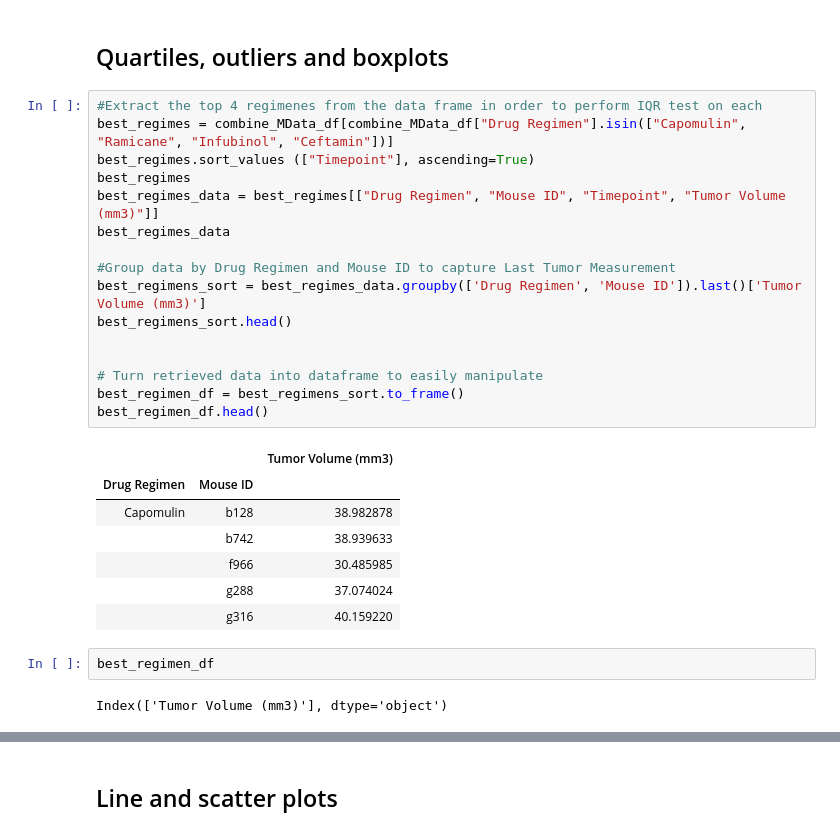
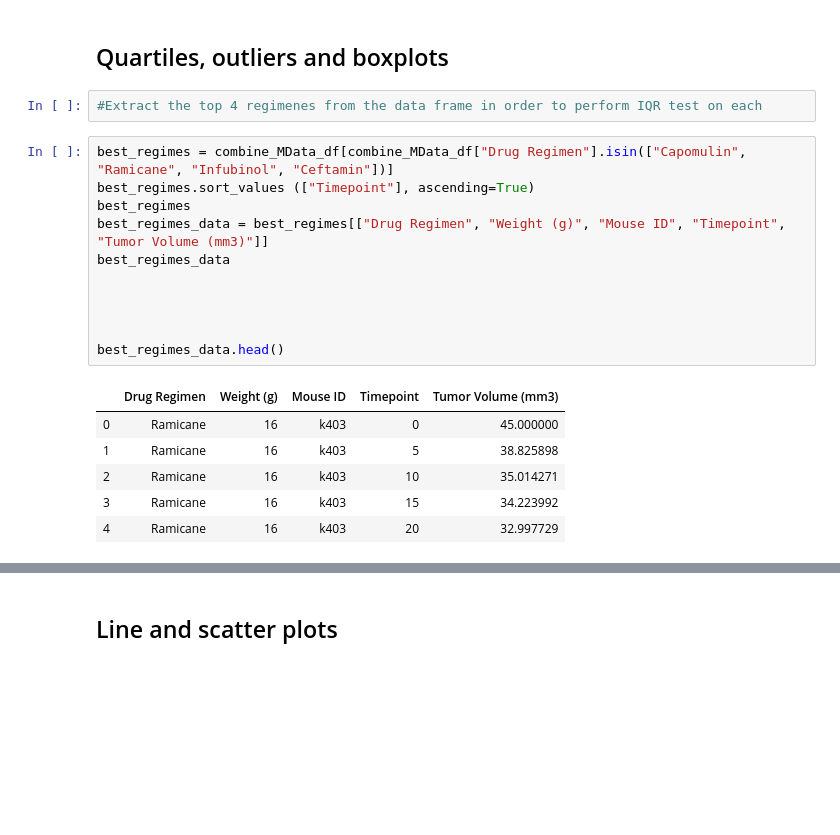
Before and after one commit to justinjapan/Matplotlib-homework, a Jupyter notebook: Instructions/Pymaceuticals/pymaceuticals_starter.ipynb, the cells around one changed output, grey strips where cells are left out. Cells and saved outputs as stored; diff of their text form; blank space fills up the shorter version.

```diff
--- a/Instructions/Pymaceuticals/pymaceuticals_starter.ipynb
+++ b/Instructions/Pymaceuticals/pymaceuticals_starter.ipynb
@@ -120,31 +171,23 @@ plt.pie(sizes, labels=labels, colors=colors,
 # Generate a pie plot showing the distribution of female versus male mice using pyplot
 # %% [markdown]
 ## Quartiles, outliers and boxplots
+# %%
+#Extract the top 4 regimenes from the data frame in order to perform IQR test on each
 # %%
-#Extract the top 4 regimenes from the data frame in order to perform IQR test on each
 best_regimes = combine_MData_df[combine_MData_df["Drug Regimen"].isin(["Capomulin", "Ramicane", "Infubinol", "Ceftamin"])]
 best_regimes.sort_values (["Timepoint"], ascending=True)
 best_regimes
-best_regimes_data = best_regimes[["Drug Regimen", "Mouse ID", "Timepoint", "Tumor Volume (mm3)"]]
+best_regimes_data = best_regimes[["Drug Regimen", "Weight (g)", "Mouse ID", "Timepoint", "Tumor Volume (mm3)"]]
 best_regimes_data
 
-#Group data by Drug Regimen and Mouse ID to capture Last Tumor Measurement
-best_regimens_sort = best_regimes_data.groupby(['Drug Regimen', 'Mouse ID']).last()['Tumor Volume (mm3)']
-best_regimens_sort.head()
 
 
-# Turn retrieved data into dataframe to easily manipulate
-best_regimen_df = best_regimens_sort.to_frame()
-best_regimen_df.head()
+
+best_regimes_data.head()
 # %% [output]
-|  |  | Tumor Volume (mm3) |
-| Drug Regimen | Mouse ID |  |
-| Capomulin | b128 | 38.982878 |
-|  | b742 | 38.939633 |
-|  | f966 | 30.485985 |
-|  | g288 | 37.074024 |
-|  | g316 | 40.159220 |
+|  | Drug Regimen | Weight (g) | Mouse ID | Timepoint | Tumor Volume (mm3) |
+| 0 | Ramicane | 16 | k403 | 0 | 45.000000 |
+| 1 | Ramicane | 16 | k403 | 5 | 38.825898 |
+| 2 | Ramicane | 16 | k403 | 10 | 35.014271 |
+| 3 | Ramicane | 16 | k403 | 15 | 34.223992 |
+| 4 | Ramicane | 16 | k403 | 20 | 32.997729 |
-# %%
-best_regimen_df
-# %% [output]
-Index(['Tumor Volume (mm3)'], dtype='object')
```
Also changed, not shown: parts of 16 cells of this notebook.
